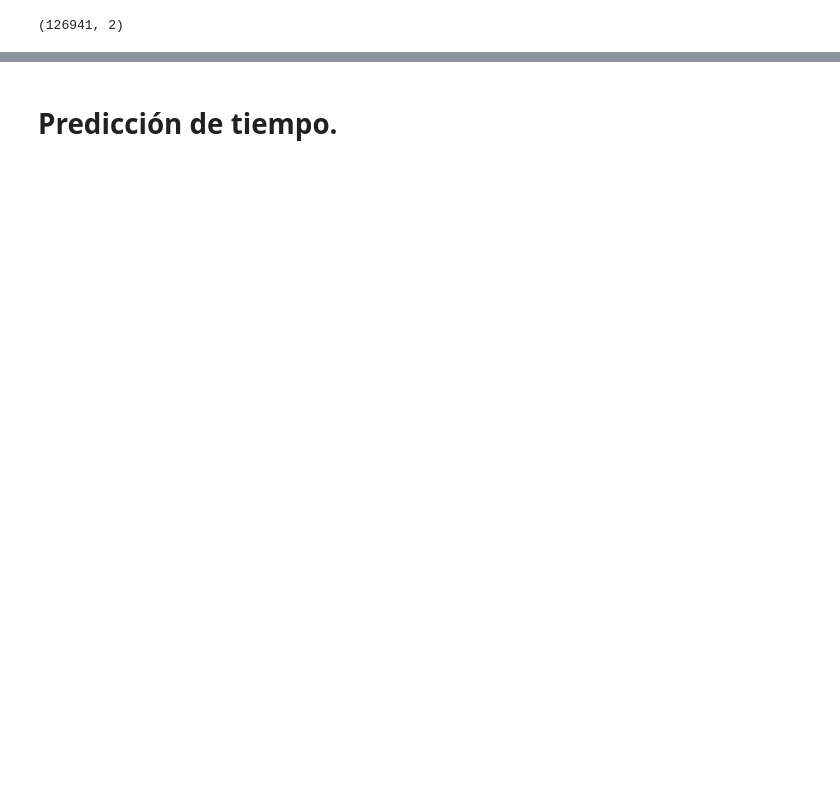
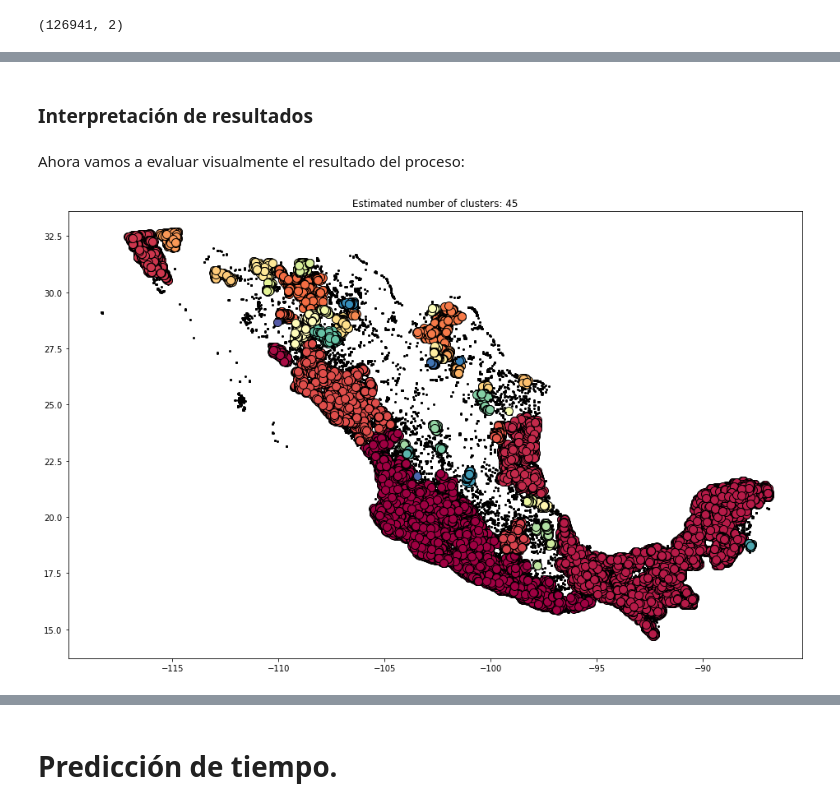
Before and after one commit to AnaNava1996/Proyecto_Bedu, a Jupyter notebook: Entrega_Final_MachineLearning_ErendiraCelis_AnaNava_HegarGarcia_GerardoGarcia/Proyecto_Equipo10_Incendios_Forestales.ipynb, the cells around one changed output, grey strips where cells are left out. Cells and saved outputs as stored; diff of their text form; code cells hidden in the pictures; blank space fills up the shorter version.

```diff
--- a/Entrega_Final_MachineLearning_ErendiraCelis_AnaNava_HegarGarcia_GerardoGarcia/Proyecto_Equipo10_Incendios_Forestales.ipynb
+++ b/Entrega_Final_MachineLearning_ErendiraCelis_AnaNava_HegarGarcia_GerardoGarcia/Proyecto_Equipo10_Incendios_Forestales.ipynb
@@ -140,0 +127,2 @@ plt.show()
+# %%
+fire_dbscan = DBSCAN(eps=20/6371, min_samples=50,algorithm='ball_tree', metric='haversine')
@@ -140,0 +139,2 @@ plt.show()
+# %%
+labels = fire_dbscan.labels_
@@ -140,0 +156,3 @@ plt.show()
+# %%
+# Establecemos puntos núcleo y de frontera (todos los que no son -1) a True.
+core_samples_mask[fire_dbscan.core_sample_indices_] = True
@@ -140,0 +190,35 @@ plt.show()
+# %% [markdown]
+### Interpretación de resultados
+# %% [markdown]
+Ahora vamos a evaluar visualmente el resultado del proceso:
+# %%
+unique_labels = set(labels)
+
+fig = plt.figure()
+fig.set_figwidth(16)
+fig.set_figheight(10)
+
+colors = plt.cm.Spectral(np.linspace(0, 1, len(unique_labels)))
+cols = ['longitude','latitude','cluster_label']
+df_ = pd.DataFrame(columns=cols)
+
+for k, col in zip(unique_labels, colors):
+    if k == -1:
+        # Color negro para denotar ruido
+        col = 'k'
+
+    class_member_mask = (labels == k)
+    xy = X[class_member_mask & ~core_samples_mask]
+    plt.plot(xy[:, 1], xy[:, 0], 'o', markerfacecolor=col, markeredgecolor='k', markersize=2)
+
+    xy = X[class_member_mask & core_samples_mask]
+    plt.plot(xy[:, 1], xy[:, 0], 'o', markerfacecolor=col, markeredgecolor='k', markersize=10)
+
+    mmm = (xy.shape[0])*[k]
+    aux_df = pd.DataFrame(list(zip(xy[:, 1], xy[:, 0], mmm)), columns=cols)
+    df_ = pd.concat([df_, aux_df])
+
+plt.title('Estimated number of clusters: %d' % n_clusters_)
+plt.show()
+# %% [output]
+[figure, added]
```
Also changed, not shown: parts of 103 cells of this notebook.
